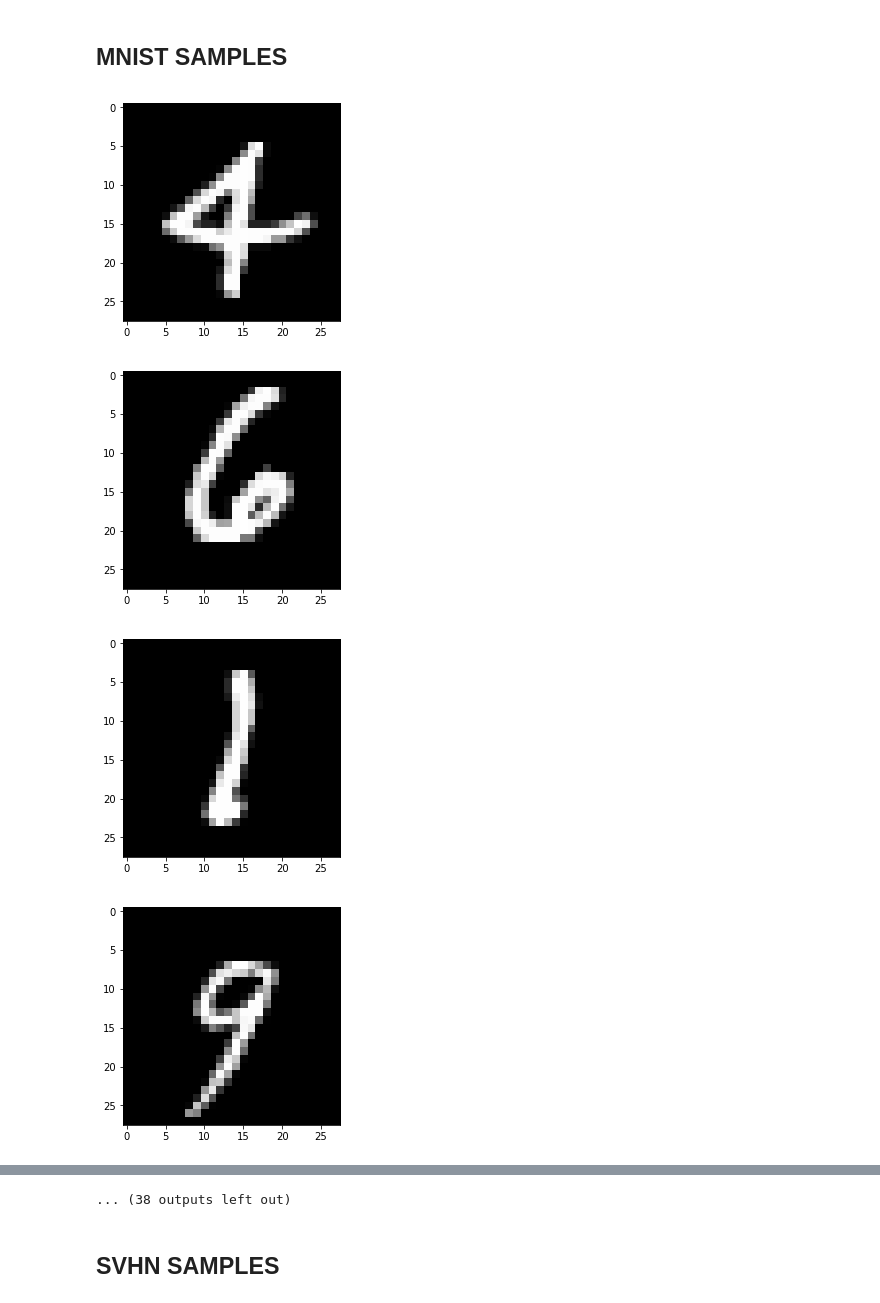
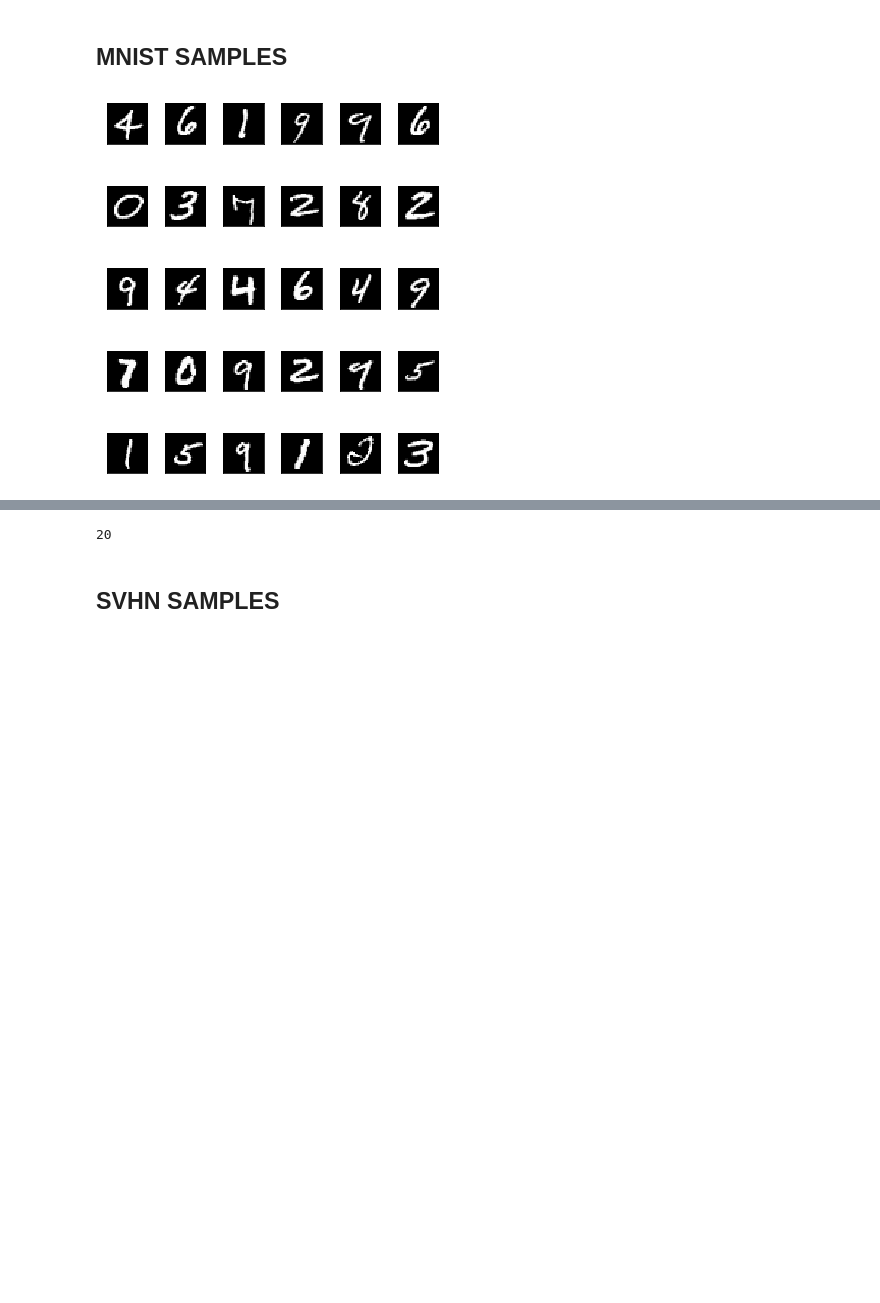
Before and after one commit to sdeepaknarayanan/Machine-Learning-Project, a Jupyter notebook: Shivji/Dataset_Visualisation.ipynb, the cells around one changed output, grey strips where cells are left out. Cells and saved outputs as stored; diff of their text form; code cells hidden in the pictures; blank space fills up the shorter version.

```diff
--- a/Shivji/Dataset_Visualisation.ipynb
+++ b/Shivji/Dataset_Visualisation.ipynb
@@ -60,11 +60,13 @@ plt.show()
 # %% [markdown]
 ## MNIST SAMPLES
 # %%
-for i in range(50):
+plt.figure(figsize=(5,6))
+for i in range(30):
+    plt.subplot(5,6,i+1)
     plt.imshow(mnist_trainset.train_data[i+150],cmap="gray")
-    plt.show()
+    plt.xticks([])
+    plt.yticks([])
+plt.tight_layout()
+plt.show()
 # %% [output]
-[figure, old version]
+[figure, new version]
-[figure, removed]
-[figure, removed]
-[figure, removed]
@@ -79,4 +73,7 @@ for i in range(50):
-... (38 outputs left out)
+# %%
+i
+# %% [output]
+20
 # %% [markdown]
 ## SVHN SAMPLES
 # %%
```
Also changed, not shown: parts of 3 cells of this notebook.
